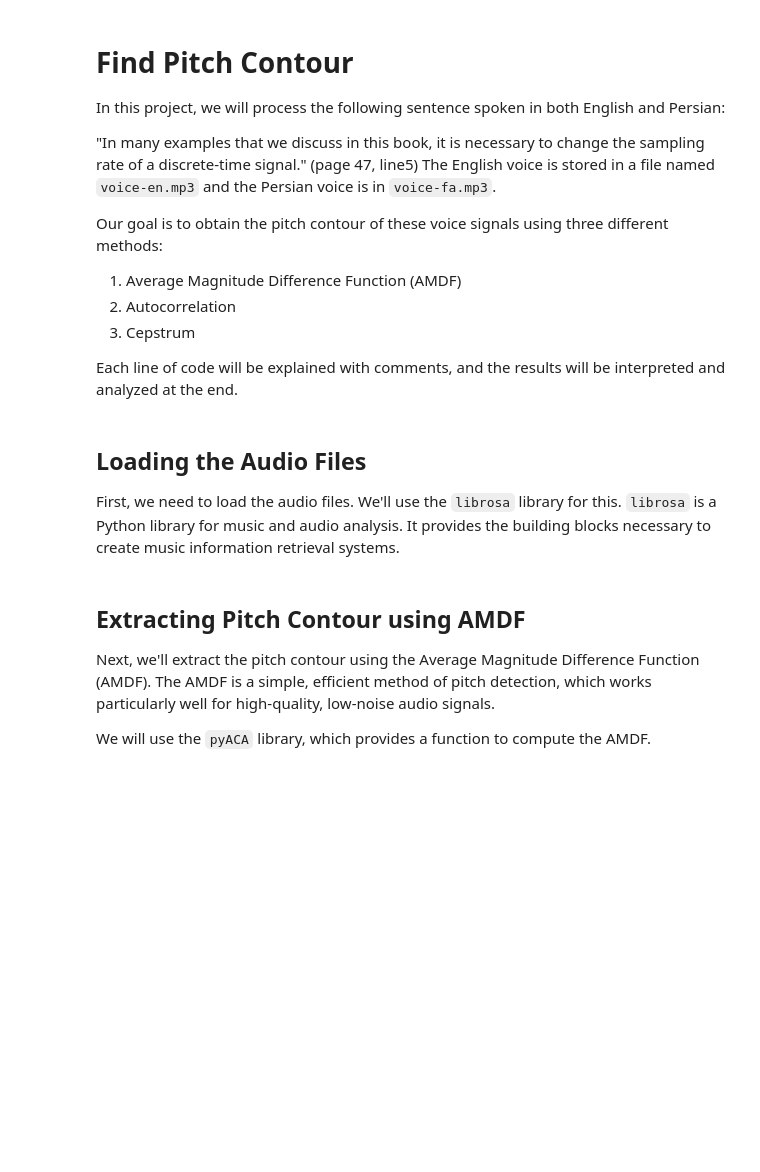
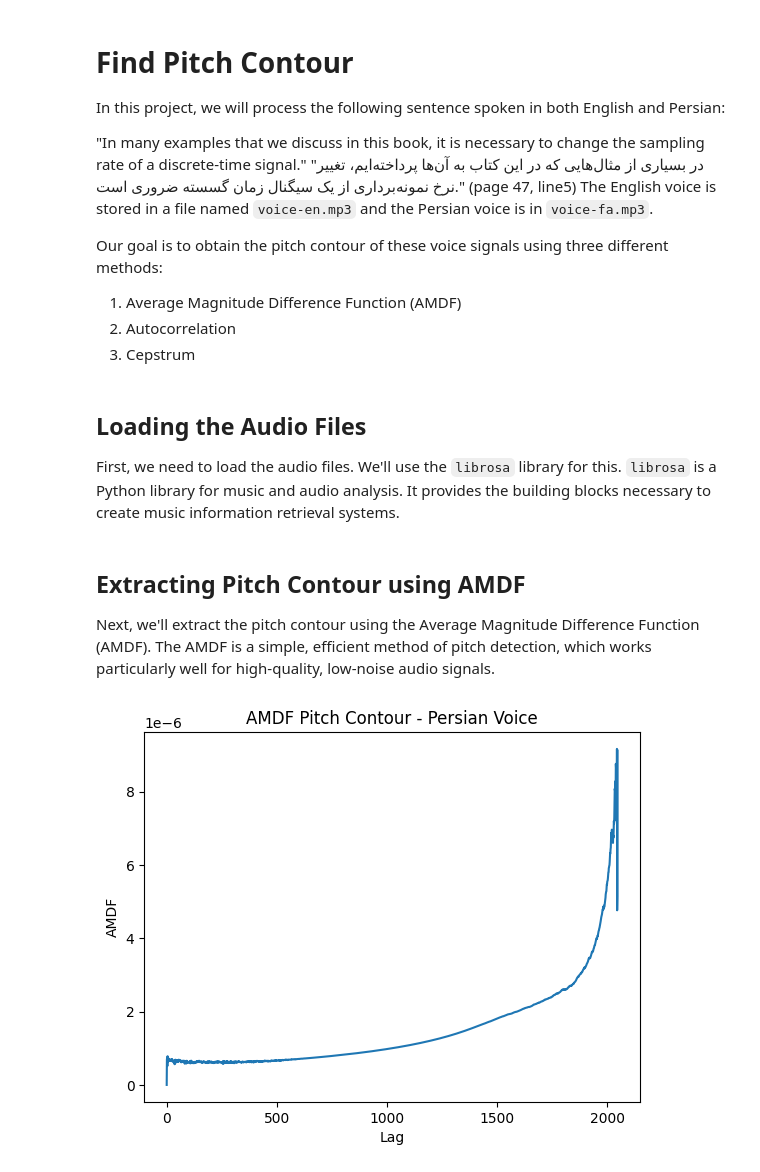
Before and after one commit to sina-ss/find-pitch-contour, a Jupyter notebook: find-pitch-contour.ipynb, the cells around one changed output. Drawn from its saved outputs; the diff is of its cells as text; code cells hidden in the pictures; blank space fills up the shorter version.

```diff
--- a/find-pitch-contour.ipynb
+++ b/find-pitch-contour.ipynb
@@ -2,58 +2,65 @@
 # Find Pitch Contour
 In this project, we will process the following sentence spoken in both English and Persian:
 
-"In many examples that we discuss in this book, it is necessary to change the sampling rate of a discrete-time signal." (page 47, line5)
+"In many examples that we discuss in this book, it is necessary to change the sampling rate of a discrete-time signal."
+"در بسیاری از مثال‌هایی که در این کتاب به آن‌ها پرداخته‌ایم، تغییر نرخ نمونه‌برداری از یک سیگنال زمان گسسته ضروری است."
+(page 47, line5)
 The English voice is stored in a file named `voice-en.mp3` and the Persian voice is in `voice-fa.mp3`.
 
 Our goal is to obtain the pitch contour of these voice signals using three different methods:
 1. Average Magnitude Difference Function (AMDF)
 2. Autocorrelation
 3. Cepstrum
-
-Each line of code will be explained with comments, and the results will be interpreted and analyzed at the end.
 # %% [markdown]
 ## Loading the Audio Files
 First, we need to load the audio files. We'll use the `librosa` library for this. `librosa` is a Python library for music and audio analysis. It provides the building blocks necessary to create music information retrieval systems.
 # %%
-# Importing necessary libraries
+# Import the necessary libraries
 import librosa
+import numpy as np
 import matplotlib.pyplot as plt
 
-# Load the English voice
-voice_en, sr_en = librosa.load('voice-en.mp3')
+# Step 1: Loading the audio files
 
-# Load the Persian voice
-voice_fa, sr_fa = librosa.load('voice-fa.mp3')
+# English voice
+audio_file_en = 'voice-en.mp3'
+signal_en, sr_en = librosa.load(audio_file_en, sr=None)  # sr=None to preserve the original sampling rate
+
+# Persian voice
+audio_file_fa = 'voice-fa.mp3'
+signal_fa, sr_fa = librosa.load(audio_file_fa, sr=None)
 # %% [markdown]
 ## Extracting Pitch Contour using AMDF
 Next, we'll extract the pitch contour using the Average Magnitude Difference Function (AMDF). The AMDF is a simple, efficient method of pitch detection, which works particularly well for high-quality, low-noise audio signals.
-
-We will use the `pyACA` library, which provides a function to compute the AMDF.
 # %%
-# Importing necessary function from pyACA library
-from pyACA.computePitch import computePitch
+# Step 2: Implementing pitch detection methods
 
-# Compute pitch using AMDF for English voice
-pitch_en = computePitch('AMDF', voice_en, sr_en)
+# We'll start with the AMDF method
+def compute_amdf(signal, frame_size):
+    # Initialize the array to hold the AMDF values
+    amdf_values = np.zeros(frame_size)
 
-# Compute pitch using AMDF for Persian voice
-pitch_fa = computePitch('AMDF', voice_fa, sr_fa)
+    # Loop over each possible lag (up to frame size)
+    for lag in range(frame_size):
+        # Calculate the AMDF for this lag
+        amdf_values[lag] = np.mean(np.abs(signal[:-lag or None] - signal[lag:]))
 
-# Plotting the pitch contour for English voice
-plt.figure(figsize=(10, 4))
-plt.plot(pitch_en)
-plt.title('Pitch Contour for English Voice')
-plt.xlabel('Time')
-plt.ylabel('Pitch')
+    return amdf_values
+
+# Apply the AMDF method to a frame of the Persian voice signal
+frame_size = 2048  # Choose an appropriate frame size based on your signal
+frame_fa = signal_fa[:frame_size]
+amdf_values_fa = compute_amdf(frame_fa, frame_size)
+
+# Plot the results
+plt.figure()
+plt.plot(amdf_values_fa)
+plt.title('AMDF Pitch Contour - Persian Voice')
+plt.xlabel('Lag')
+plt.ylabel('AMDF')
 plt.show()
-
-# Plotting the pitch contour for Persian voice
-plt.figure(figsize=(10, 4))
-plt.plot(pitch_fa)
-plt.title('Pitch Contour for Persian Voice')
-plt.xlabel('Time')
-plt.ylabel('Pitch')
-plt.show()
+# %% [output]
+[figure, added]
 # %% [markdown]
 ## Extracting Pitch Contour using Autocorrelation
 Next, we'll extract the pitch contour using the Autocorrelation method. Autocorrelation is a mathematical tool for finding repeating patterns, such as the presence of a periodic signal obscured by noise, or identifying the missing fundamental frequency in a signal implied by its harmonic frequencies.
```
Also changed, not shown: parts of 6 cells of this notebook, 6 other files.
